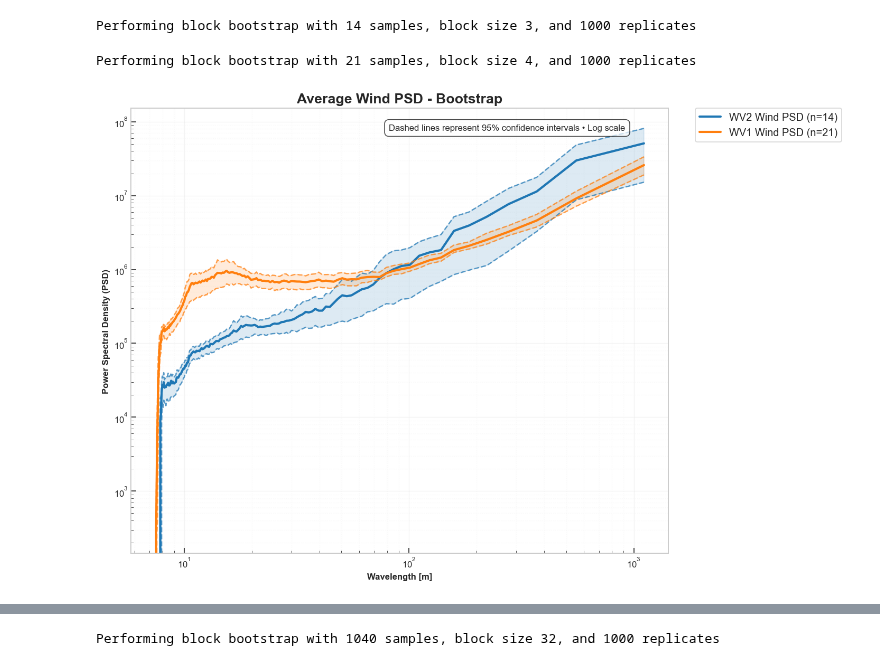
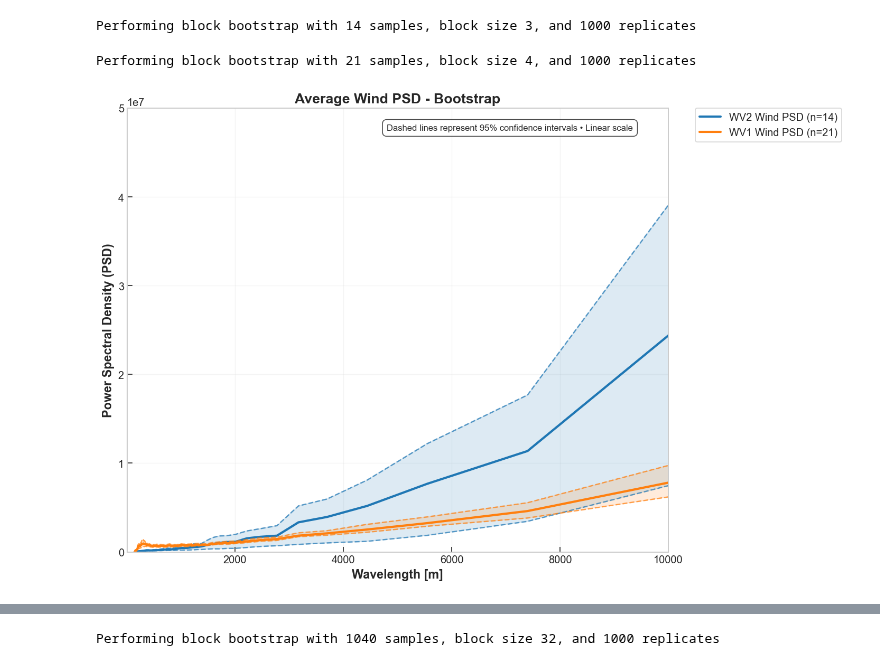
Before and after one commit to guin0x/msc-thesis, a Jupyter notebook: notebooks/last_notebook.ipynb, the cells around one changed output, grey strips where cells are left out. Saved outputs shown, nothing was run; the diff lists cells and outputs as text; code cells hidden in the pictures.

```diff
--- a/notebooks/last_notebook.ipynb
+++ b/notebooks/last_notebook.ipynb
@@ -43,3 +42,4 @@ df1w = pad_arrays_to_max_length(df1w, 'radial_wind_psd', max_len)
 df2w = pad_arrays_to_max_length(df2w, 'radial_wind_psd', max_len)
 # %%
 k_values = get_k_values(df1r, "k_values")
+k_values = k_values/20
@@ -69,9 +49,9 @@ df2_rg, df2r_rg, df2w_rg = create_dfs_from_phi_interval('[-90, -89)', df2, df2r,
 # %%
 plot_avg_spectral_density(k_values, [df2w_rg, df1w_rg], ["WV2 Wind PSD", "WV1 Wind PSD"],
                           "Average Wind PSD",
-                        #   x_range=(0., y_range=(1, 100e7),
-                          use_log_scale=True, wavelength=True, bootstrap=True);
+                          x_range=(0.0001, 0.15), y_range=(0, 0.5e8),
+                          use_log_scale=False, wavelength=True, bootstrap=True);
 # %% [output]
 Performing block bootstrap with 14 samples, block size 3, and 1000 replicates
 Performing block bootstrap with 21 samples, block size 4, and 1000 replicates
-[figure, old version]
+[figure, new version]
```
Also changed, not shown: parts of 5 cells of this notebook, 1 other file.
